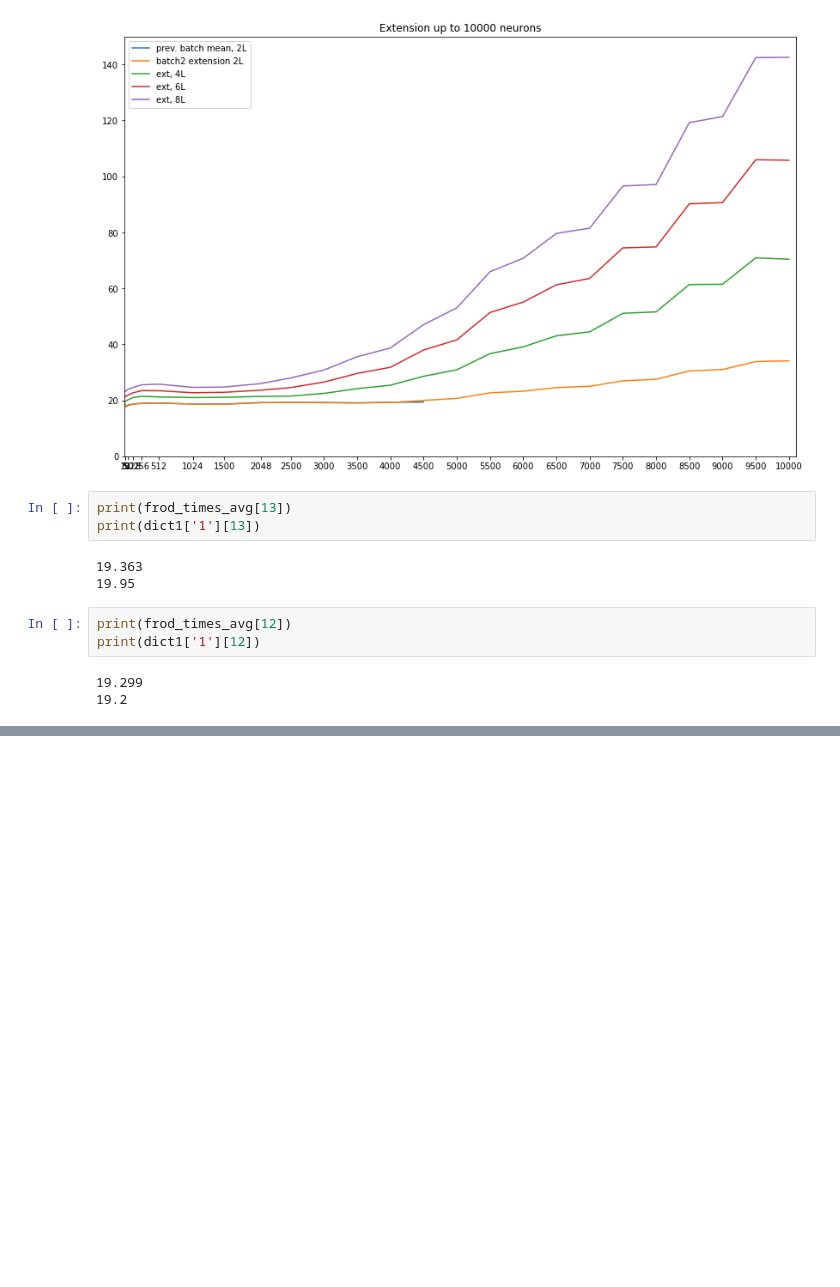
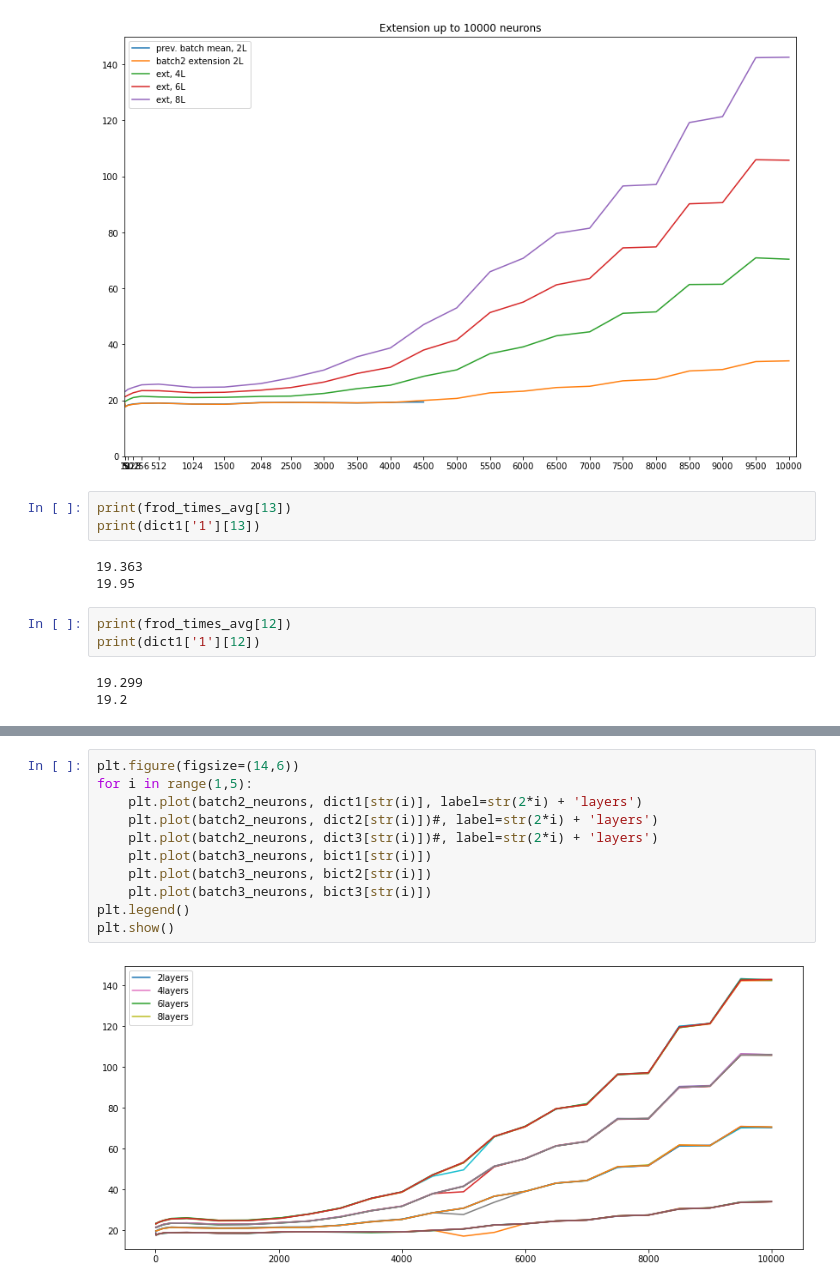
Before and after one commit to toelt-llc/TOELT-tfrabbit, a Jupyter notebook: code/notebooks/plot_results.ipynb, the cells around one changed output, grey strips where cells are left out. Drawn from its saved outputs; the diff is of its cells as text; blank space fills up the shorter version.

```diff
--- a/code/notebooks/plot_results.ipynb
+++ b/code/notebooks/plot_results.ipynb
@@ -372,0 +416,13 @@ print(dict1['1'][12])
+# %%
+plt.figure(figsize=(14,6))
+for i in range(1,5):
+    plt.plot(batch2_neurons, dict1[str(i)], label=str(2*i) + 'layers')
+    plt.plot(batch2_neurons, dict2[str(i)])#, label=str(2*i) + 'layers')
+    plt.plot(batch2_neurons, dict3[str(i)])#, label=str(2*i) + 'layers')
+    plt.plot(batch3_neurons, bict1[str(i)])
+    plt.plot(batch3_neurons, bict2[str(i)])
+    plt.plot(batch3_neurons, bict3[str(i)])
+plt.legend()
+plt.show()
+# %% [output]
+[figure, added]
```
Also changed, not shown: parts of 19 cells of this notebook, 3 other files.
